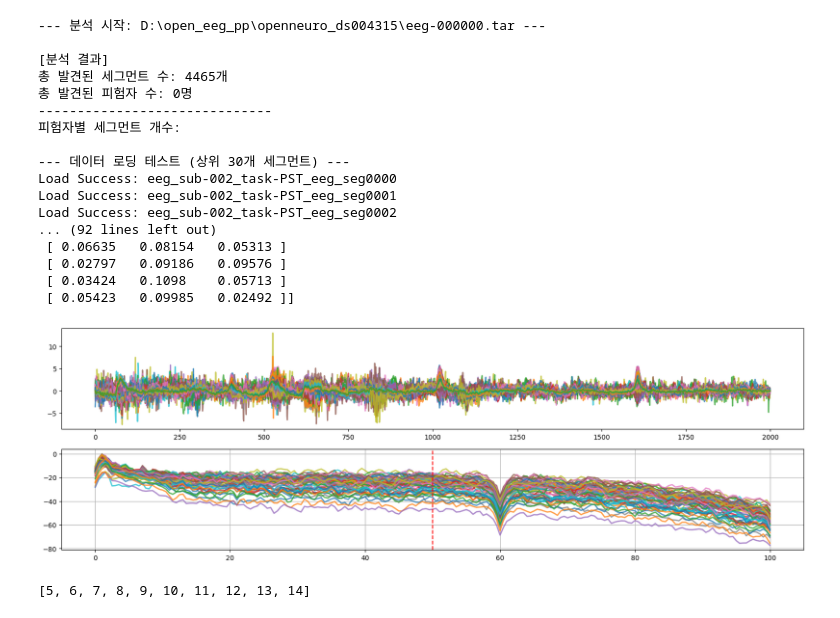
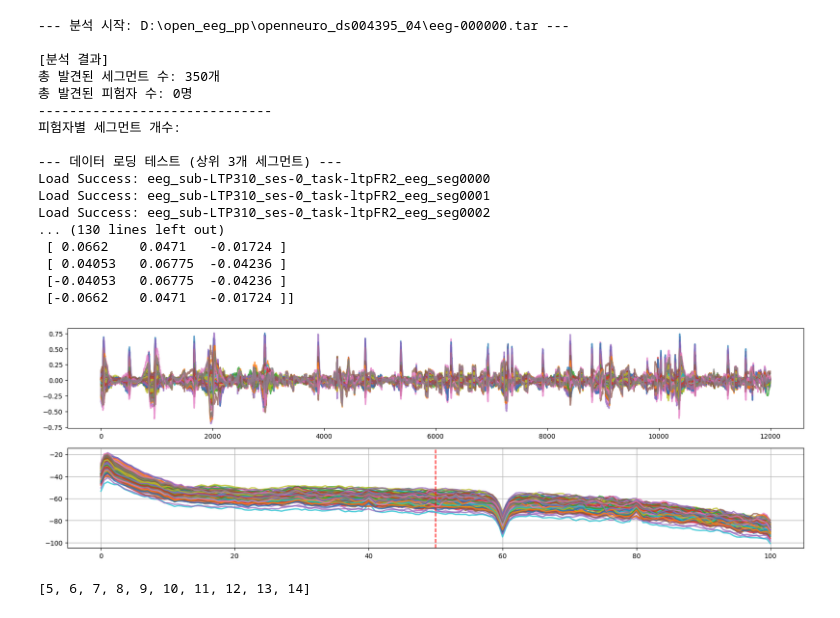
Before and after one commit to sees4321/FM, a Jupyter notebook: eeg_dataset_preprocess/eeg_dataset_preprocess_inspection.ipynb, the cells around one changed output. Cells and saved outputs as stored; diff of their text form; code cells hidden in the pictures.

```diff
--- a/eeg_dataset_preprocess/eeg_dataset_preprocess_inspection.ipynb
+++ b/eeg_dataset_preprocess/eeg_dataset_preprocess_inspection.ipynb
@@ -124,56 +124,62 @@ def load_data_from_tar(path, limit=5):
 # 1. 통계 확인
 
 # tar_path = 'D:\\open_eeg_pp\\physionet_siena\\eeg-000000.tar'  # 여기에 실제 파일명을 넣으세요
-tar_path = 'D:\\open_eeg_pp\\openneuro_ds004043\\eeg-000000.tar'  # 여기에 실제 파일명을 넣으세요
+tar_path = 'D:\\open_eeg_pp\\openneuro_ds004395_04\\eeg-000000.tar'  # 여기에 실제 파일명을 넣으세요
 # tar_path = 'D:\\open_eeg_pp\\icare\\eeg-000001.tar'  # 여기에 실제 파일명을 넣으세요
 # tar_path = 'D:\\open_eeg_pp\\moabb_bnci2014_009\\eeg-000000.tar'  # 여기에 실제 파일명을 넣으세요
 members = analyze_tar_stats(tar_path)
 
 # 2. 데이터 로드 (샘플 3개만 로드해서 확인)
 if members:
-    loaded_samples = load_data_from_tar(tar_path, limit=10) ############## 여기서 limit 바꾸면 세그먼트 여러개 확인 가능
+    loaded_samples = load_data_from_tar(tar_path, limit=3) ############## 여기서 limit 바꾸면 세그먼트 여러개 확인 가능
 
     # 로드된 데이터 구조 확인
     if loaded_samples:
         print("\n[첫 번째 샘플 데이터 확인]")
         print(f"Key: {loaded_samples[0]['key']}")
         print(f"EEG Shape: {loaded_samples[0]['eeg'].shape}")
         print(f"Coords Shape: {loaded_samples[0]['coords'].shape}")
         print(f"Info: {loaded_samples[0]['info']}")
         aa = loaded_samples[0]['coords']
         bb = loaded_samples[0]['eeg'] ############### 여기서 index 바꾸면 다른 세그먼트 확인 가능 (limit보다는 작아야함)
 print(aa)
 # bb = (bb - bb.mean(axis=-1, keepdims=True)) / (bb.std(axis=-1, keepdims=True) + 1e-8)
+# rms = np.sqrt(np.mean(bb * bb, axis=-1, keepdims=True) + 1e-8)
+# need = (rms < 0.5)
+# gain = (1 / np.maximum(rms, 0.05)).clip(1.0 / 8, 8)
+# bb = bb * (1.0 + need*(gain - 1.0))
+# np.clip(bb, -10, 10, out=bb)
+
 import matplotlib.pyplot as plt
 plt.figure(figsize=(20,6))
 plt.subplot(211)
 plt.plot(bb[:, 200*0:200*60].T, alpha=0.75, lw=2) ############### 여기서 index 바꾸면 세그먼트 내 구간 plot 가능
 plt.subplot(212)
 freqs, psd = signal.welch(bb, fs=200, nperseg=200*2, axis=-1)
 # psd = np.mean(psd, axis=0)) ############### 이거 주석 풀면 mean psd 볼 수 있음
 plt.plot(freqs, (10 * np.log10(psd)).T, alpha=0.75, lw=2)
 plt.axvline(x=50, color='r', linestyle='--')
 plt.grid()
 print()
 # %% [output]
---- 분석 시작: D:\open_eeg_pp\openneuro_ds004315\eeg-000000.tar ---
+--- 분석 시작: D:\open_eeg_pp\openneuro_ds004395_04\eeg-000000.tar ---
 
 [분석 결과]
-총 발견된 세그먼트 수: 4465개
+총 발견된 세그먼트 수: 350개
 총 발견된 피험자 수: 0명
 ------------------------------
 피험자별 세그먼트 개수:
 
---- 데이터 로딩 테스트 (상위 30개 세그먼트) ---
-Load Success: eeg_sub-002_task-PST_eeg_seg0000
-Load Success: eeg_sub-002_task-PST_eeg_seg0001
-Load Success: eeg_sub-002_task-PST_eeg_seg0002
-... (92 lines left out)
- [ 0.06635   0.08154   0.05313 ]
- [ 0.02797   0.09186   0.09576 ]
- [ 0.03424   0.1098    0.05713 ]
- [ 0.05423   0.09985   0.02492 ]]
+--- 데이터 로딩 테스트 (상위 3개 세그먼트) ---
+Load Success: eeg_sub-LTP310_ses-0_task-ltpFR2_eeg_seg0000
+Load Success: eeg_sub-LTP310_ses-0_task-ltpFR2_eeg_seg0001
+Load Success: eeg_sub-LTP310_ses-0_task-ltpFR2_eeg_seg0002
+... (130 lines left out)
+ [ 0.0662    0.0471   -0.01724 ]
+ [ 0.04053   0.06775  -0.04236 ]
+ [-0.04053   0.06775  -0.04236 ]
+ [-0.0662    0.0471   -0.01724 ]]
-[figure, old version]
+[figure, new version]
 # %%
 a = [i for i in range(20)]
 a[5:-5]
```
Also changed, not shown: parts of 1 cell of this notebook, 5 other files.
